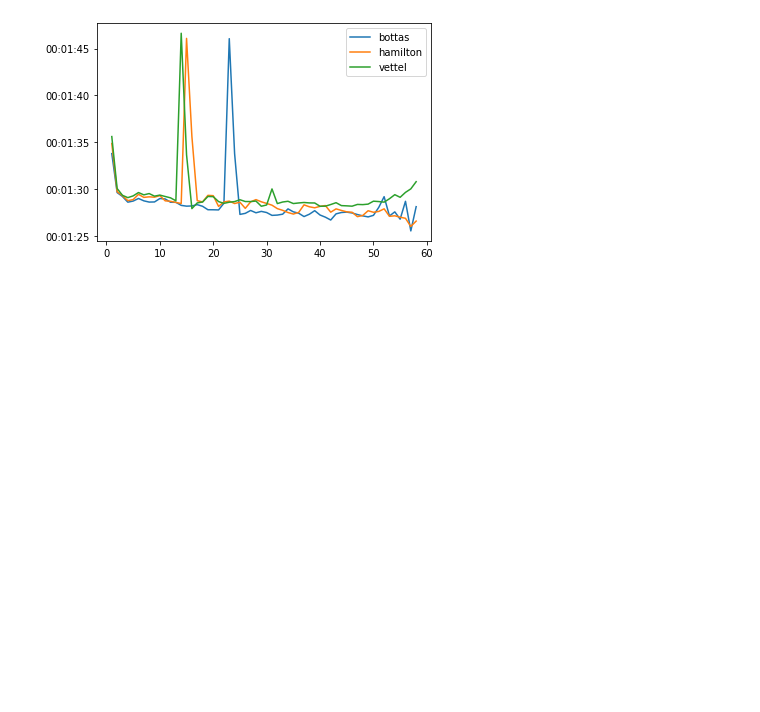
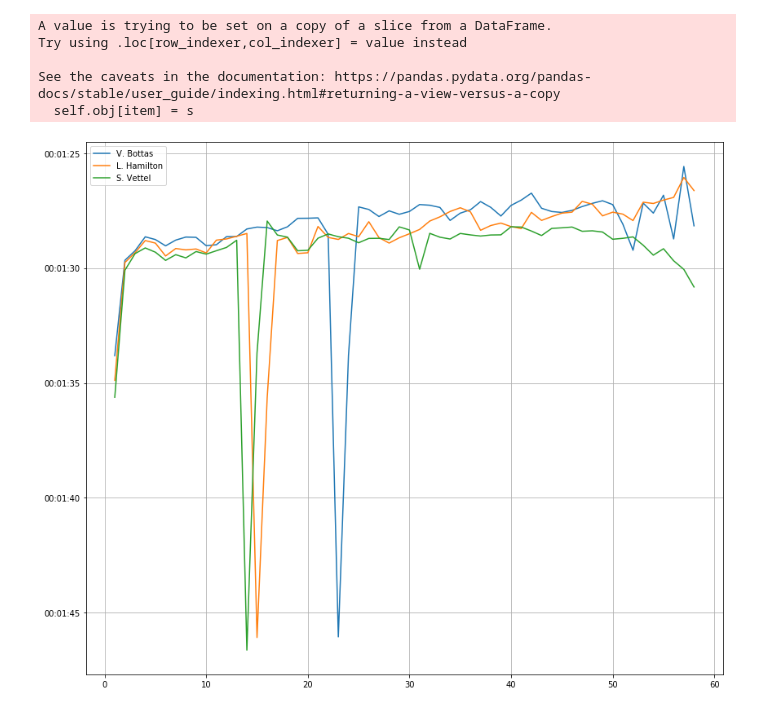
Before and after one commit to cnkndmr/formula1-data-analysis, a Jupyter notebook: time_by_lap_chart.ipynb, the cells around one changed output. Drawn from its saved outputs; the diff is of its cells as text; code cells hidden in the pictures; blank space fills up the shorter version.

Commit message:
driver tags replaced with driver names and figure sizes rescaled

```diff
--- a/time_by_lap_chart.ipynb
+++ b/time_by_lap_chart.ipynb
@@ -6,3 +7,20 @@ f1_data = pd.read_csv('data.csv')
 # %%
 race1_data = f1_data[f1_data["race_circuit"] == "race_01_albert_park"]
 # f1_data["race_circuit"].drop_duplicates()[0:1] # Alternative race track selection method
+# %%
+driver_names = [
+    ["bottas","V. Bottas"],
+    ["hamilton","L. Hamilton"],
+    ["vettel","S. Vettel"],
+    ["max_verstappen","M. Verstappen"],
+    ["leclerc","C. Leclerc"],
+    ["kevin_magnussen","K. Magnussen"],
+    ["grosjean","R. Grosjean"],
+    ["hulkenberg","N. Hulkenberg"],
+    ["raikkonen", "K. Raikkonen"],
+]
+# %%
+for column in range(len(race1_data)):
+    for name in range(len(driver_names)):
+        if driver_names[name][0] == race1_data["driver"][column]:
+            race1_data["driver"][column] = driver_names[name][1]
@@ -9,11 +36,24 @@ race1_data = f1_data[f1_data["race_circuit"] == "race_01_albert_park"]
+# %%
+# Converting time strings into timeformat datatype
+race1_data.loc[:, "lap_time"] = pd.to_datetime(race1_data.loc[:, "lap_time"].copy().str.replace(".",":"),
+                                               format="%M:%S:%f")
+# %% [output]
+A value is trying to be set on a copy of a slice from a DataFrame.
+Try using .loc[row_indexer,col_indexer] = value instead
+
+See the caveats in the documentation: https://pandas.pydata.org/pandas-docs/stable/user_guide/indexing.html#returning-a-view-versus-a-copy
+  self.obj[item] = s
 # %%
 driver_list = race1_data["driver"].drop_duplicates()
 # %%
+plt.figure(figsize=(14, 12))
 for driver in driver_list[:3]:
     x = race1_data[race1_data["driver"]==str(driver)]["lap"]
-    y = pd.to_datetime(race1_data[race1_data["driver"]==str(driver)]["lap_time"].astype(str).str.zfill(9),format='%M:%S.%f')
+    y = race1_data[race1_data["driver"]==str(driver)]["lap_time"]
     plt.plot(x, y, label=str(driver))
 plt.legend()
+plt.gca().invert_yaxis()
+plt.grid()
 plt.show()
 # %% [output]
-[figure, old version]
+[figure, new version]
```
Also changed, not shown: parts of 3 cells of this notebook.
